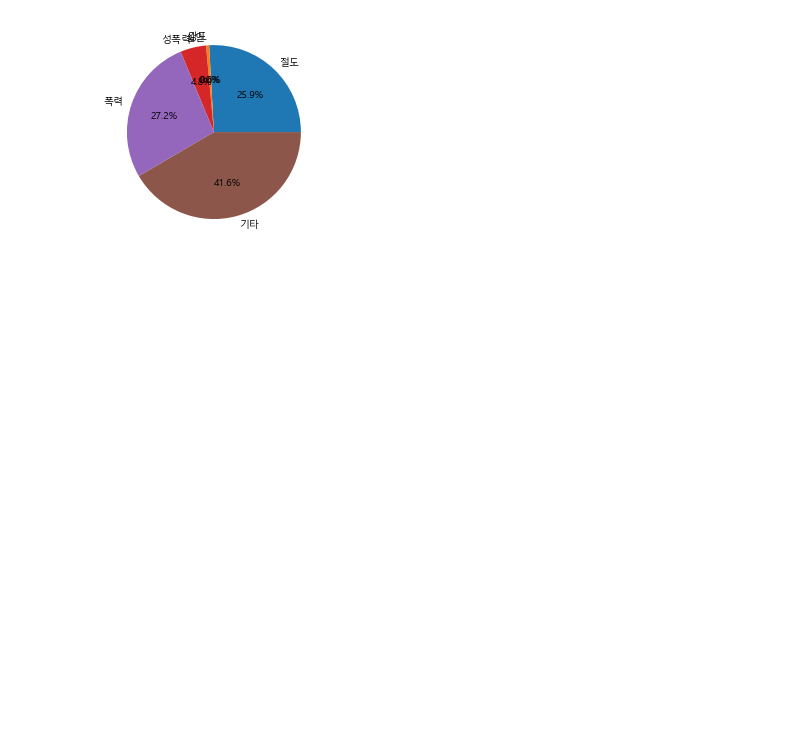
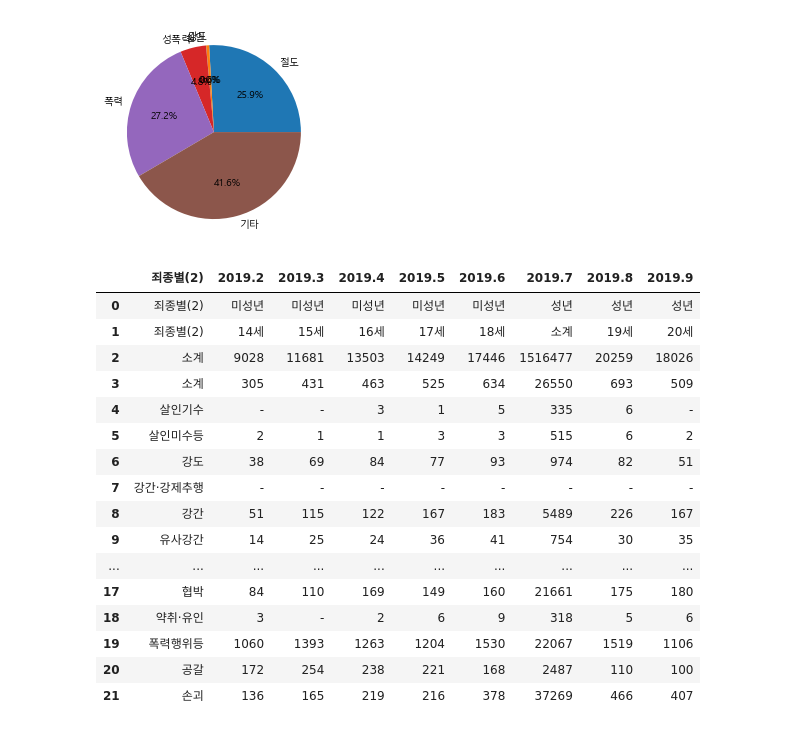
Before and after one commit to hkim11656/crime_analysis, a Jupyter notebook: 08_소년범죄 중 5대 강력범죄 비율.ipynb, the cells around one changed output. Drawn from its saved outputs; the diff is of its cells as text; code cells hidden in the pictures; blank space fills up the shorter version.

```diff
--- a/08_소년범죄 중 5대 강력범죄 비율.ipynb
+++ b/08_소년범죄 중 5대 강력범죄 비율.ipynb
@@ -97,0 +96,24 @@ plt.show()
+# %%
+# 데이터 불러오기
+df = pd.read_csv('./Data/08_소년범죄 중 5대 강력범죄 비율_2.csv', encoding='cp949')
+df.fillna(0, inplace=True)
+df[['죄종별(2)','2019.2','2019.3','2019.4','2019.5','2019.6','2019.7','2019.8','2019.9']]
+# df.head()
+# %% [output]
+|  | 죄종별(2) | 2019.2 | 2019.3 | 2019.4 | 2019.5 | 2019.6 | 2019.7 | 2019.8 | 2019.9 |
+| 0 | 죄종별(2) | 미성년 | 미성년 | 미성년 | 미성년 | 미성년 | 성년 | 성년 | 성년 |
+| 1 | 죄종별(2) | 14세 | 15세 | 16세 | 17세 | 18세 | 소계 | 19세 | 20세 |
+| 2 | 소계 | 9028 | 11681 | 13503 | 14249 | 17446 | 1516477 | 20259 | 18026 |
+| 3 | 소계 | 305 | 431 | 463 | 525 | 634 | 26550 | 693 | 509 |
+| 4 | 살인기수 | - | - | 3 | 1 | 5 | 335 | 6 | - |
+| 5 | 살인미수등 | 2 | 1 | 1 | 3 | 3 | 515 | 6 | 2 |
+| 6 | 강도 | 38 | 69 | 84 | 77 | 93 | 974 | 82 | 51 |
+| 7 | 강간·강제추행 | - | - | - | - | - | - | - | - |
+| 8 | 강간 | 51 | 115 | 122 | 167 | 183 | 5489 | 226 | 167 |
+| 9 | 유사강간 | 14 | 25 | 24 | 36 | 41 | 754 | 30 | 35 |
+| ... | ... | ... | ... | ... | ... | ... | ... | ... | ... |
+| 17 | 협박 | 84 | 110 | 169 | 149 | 160 | 21661 | 175 | 180 |
+| 18 | 약취·유인 | 3 | - | 2 | 6 | 9 | 318 | 5 | 6 |
+| 19 | 폭력행위등 | 1060 | 1393 | 1263 | 1204 | 1530 | 22067 | 1519 | 1106 |
+| 20 | 공갈 | 172 | 254 | 238 | 221 | 168 | 2487 | 110 | 100 |
+| 21 | 손괴 | 136 | 165 | 219 | 216 | 378 | 37269 | 466 | 407 |
```
Also changed, not shown: parts of 15 cells of this notebook, 1 other file.
